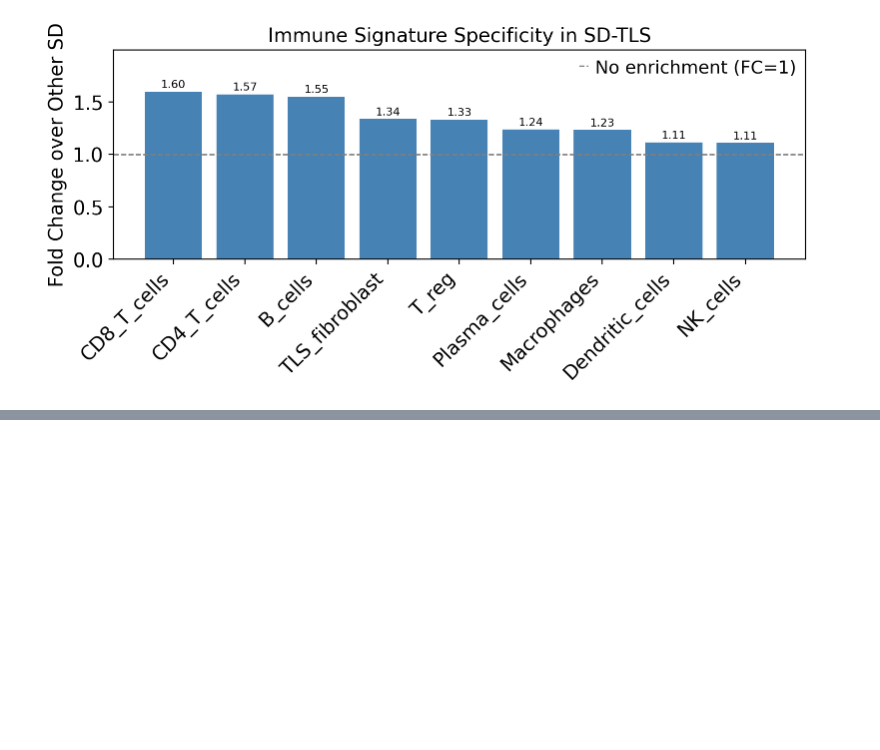
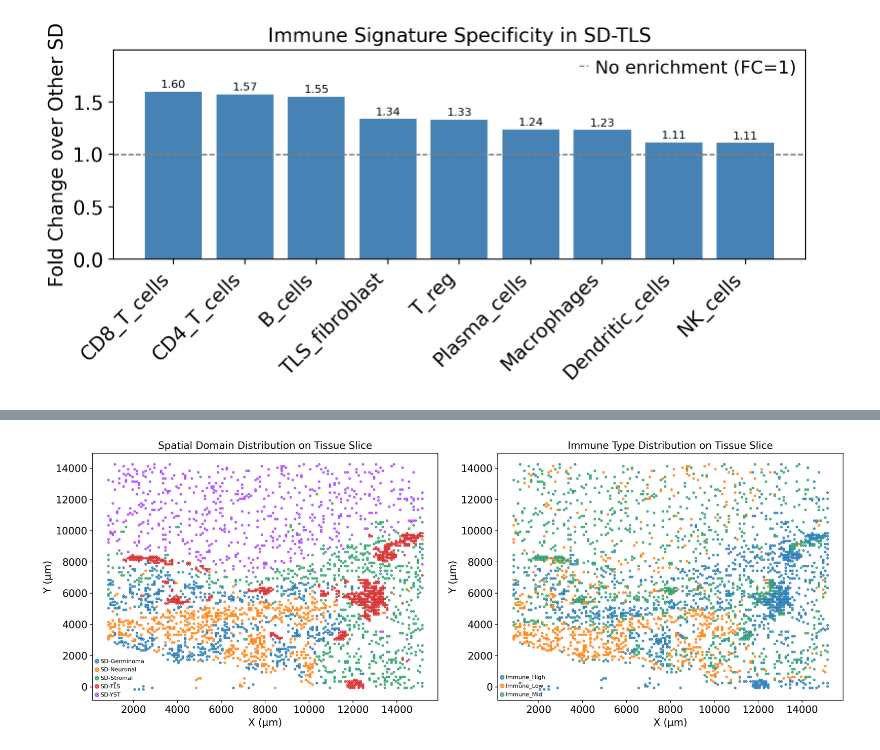
Before and after one commit to atticuszhou288-maker/Final-Project-of-Data-Science-for-Biology-and-Medicine, a Jupyter notebook: Spatial_Analysis.ipynb, the cells around one changed output, grey strips where cells are left out. Drawn from its saved outputs; the diff is of its cells as text; code cells hidden in the pictures; blank space fills up the shorter version.

```diff
--- a/Spatial_Analysis.ipynb
+++ b/Spatial_Analysis.ipynb
@@ -341,3 +341,85 @@ plt.savefig('TLS_enrichment_fold_change.pdf', dpi=150, bbox_inches='tight')
 plt.show()
 # %% [output]
 [figure]
+# %%
+import pandas as pd
+import numpy as np
+import matplotlib.pyplot as plt
+
+spots = adata.obs_names.tolist()
+immune_type = adata.obs['immune_type'].values
+spatial_domain = adata.obs['spatial_domain'].values
+
+def parse_bin_id(bid):
+    """
+    g10-104 -> x=10, y=104
+    g10--1 -> x=10, y=-1
+    """
+    rest = bid[1:] if bid.startswith('g') else bid
+    idx = rest.find('-')
+    if idx == -1:
+        return None
+    x_str = rest[:idx]
+    y_str = rest[idx+1:]
+    try:
+        x_idx = int(x_str)
+        y_idx = int(y_str)
+    except ValueError:
+        return None
+
+    return x_idx * 100 + 50, y_idx * 100 + 50
+
+coords = []
+valid_mask = []
+for b in spots:
+    res = parse_bin_id(b)
+    if res is None:
+        coords.append((np.nan, np.nan))
+        valid_mask.append(False)
+    else:
+        coords.append(res)
+        valid_mask.append(True)
+
+coords = np.array(coords)
+valid_mask = np.array(valid_mask)
+
+
+coords_valid = coords[valid_mask]
+immune_type_valid = immune_type[valid_mask]
+spatial_domain_valid = spatial_domain[valid_mask]
+
+print(f"Total spots: {len(spots)}, with valid coordinates: {np.sum(valid_mask)}")
+
+
+fig, axes = plt.subplots(1, 2, figsize=(16, 6))
+
+
+ax = axes[0]
+for domain in sorted(set(spatial_domain_valid)):
+    mask = spatial_domain_valid == domain
+    ax.scatter(coords_valid[mask, 0], coords_valid[mask, 1],
+               s=8, alpha=0.7, label=domain, rasterized=True)
+ax.set_title('Spatial Domain Distribution on Tissue Slice')
+ax.set_xlabel('X (μm)')
+ax.set_ylabel('Y (μm)')
+ax.legend(loc='lower left', markerscale=2, fontsize=8)
+ax.set_facecolor('white')
+ax.grid(False)
+
+
+ax = axes[1]
+for itype in sorted(set(immune_type_valid)):
+    mask = immune_type_valid == itype
+    ax.scatter(coords_valid[mask, 0], coords_valid[mask, 1],
+               s=8, alpha=0.7, label=itype, rasterized=True)
+ax.set_title('Immune Type Distribution on Tissue Slice')
+ax.set_xlabel('X (μm)')
+ax.set_ylabel('Y (μm)')
+ax.legend(loc='lower left', markerscale=2, fontsize=8)
+ax.set_facecolor('white')
+ax.grid(False)
+
+plt.tight_layout()
+plt.savefig('spatial_distribution.png', dpi=300, bbox_inches='tight')
+plt.show()
+# %% [output]
@@ -343,0 +427 @@ plt.show()
+[figure, added]
```
Also changed, not shown: parts of 1 cell of this notebook.
